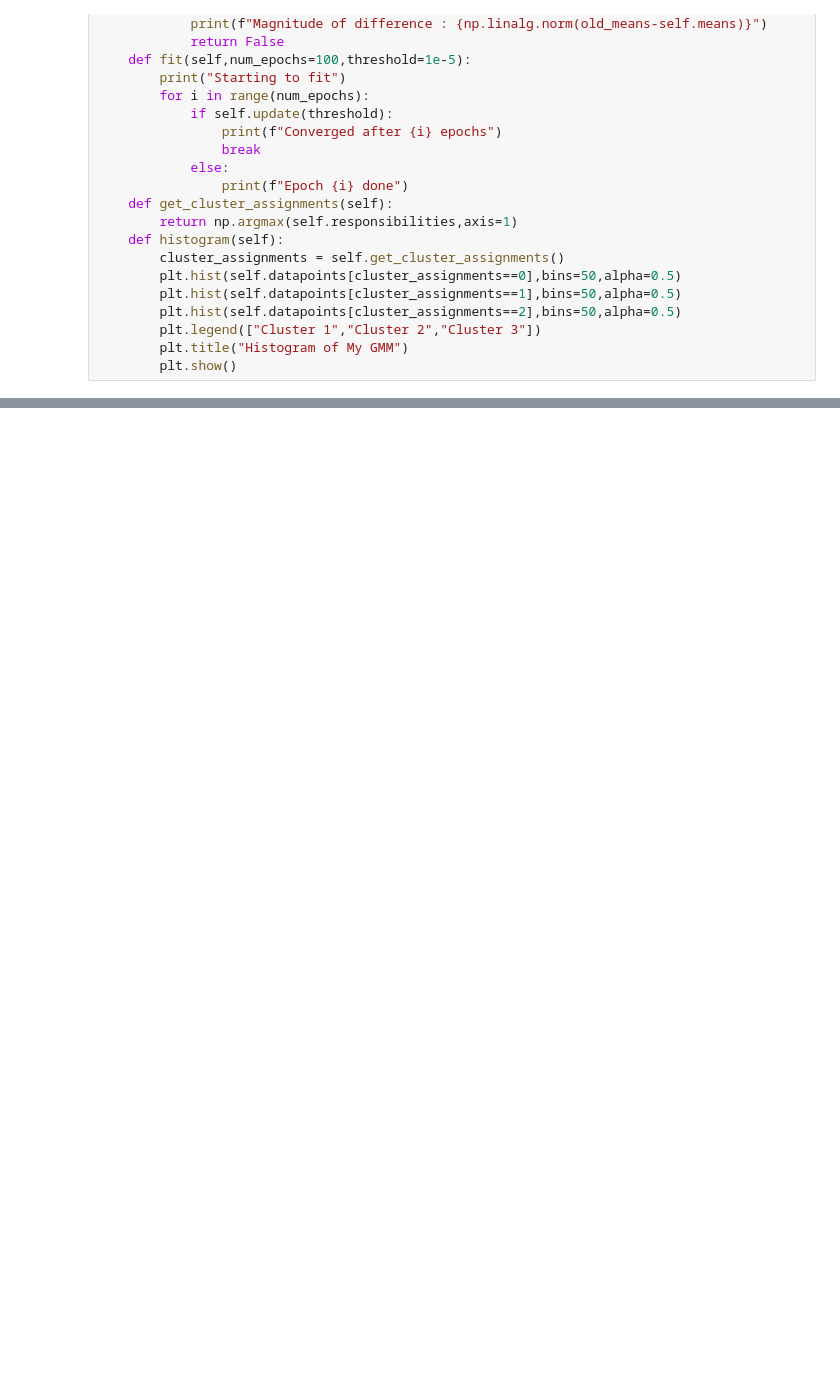
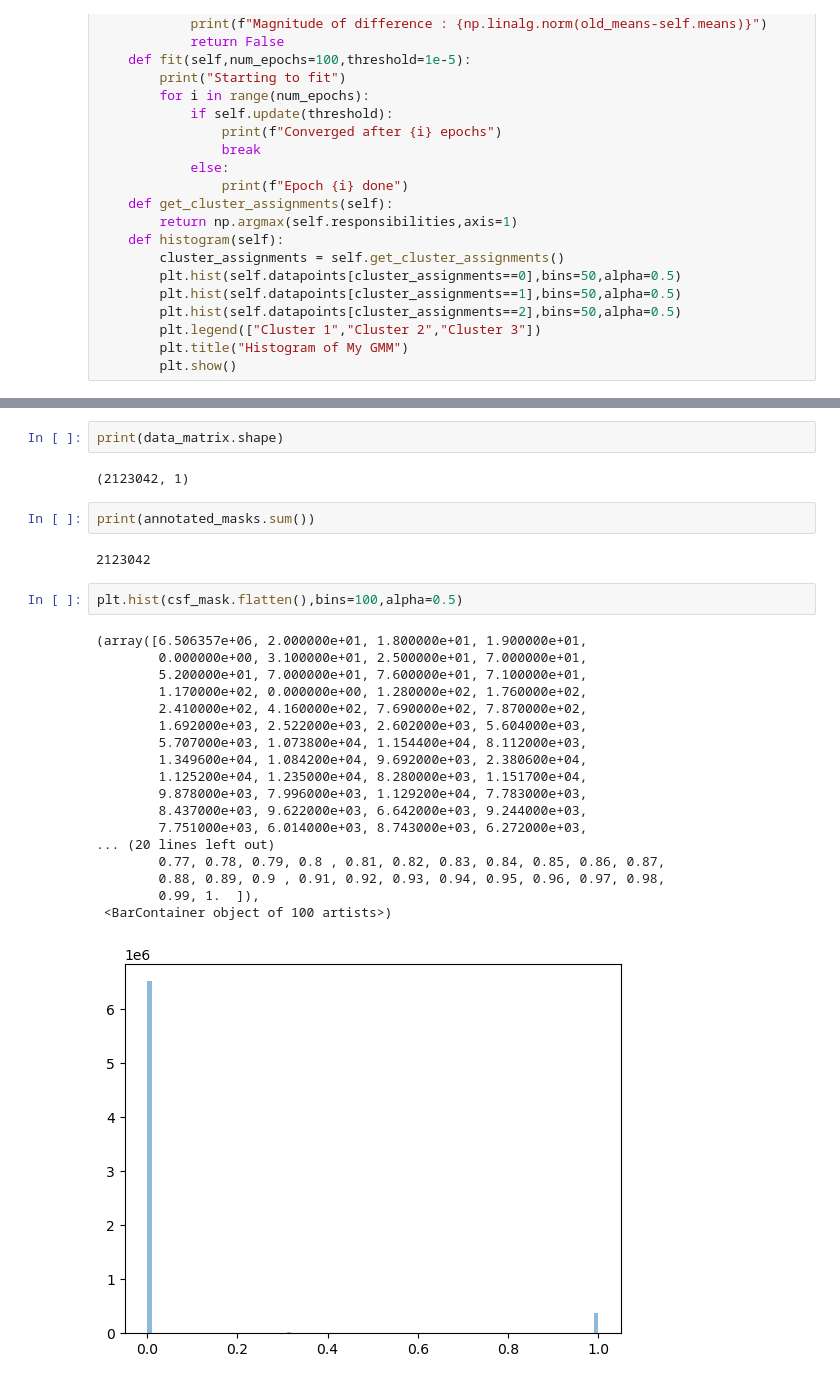
Before and after one commit to Saigum/a2_smai, a Jupyter notebook: a2/q2/gmm.ipynb, the cells around one changed output, grey strips where cells are left out. Saved outputs shown, nothing was run; the diff lists cells and outputs as text; blank space fills up the shorter version.

```diff
--- a/a2/q2/gmm.ipynb
+++ b/a2/q2/gmm.ipynb
@@ -158,0 +195,29 @@ ARI Score: 1.0
+# %%
+print(data_matrix.shape)
+# %% [output]
+(2123042, 1)
+# %%
+print(annotated_masks.sum())
+# %% [output]
+2123042
+# %%
+plt.hist(csf_mask.flatten(),bins=100,alpha=0.5)
+# %% [output]
+(array([6.506357e+06, 2.000000e+01, 1.800000e+01, 1.900000e+01,
+        0.000000e+00, 3.100000e+01, 2.500000e+01, 7.000000e+01,
+        5.200000e+01, 7.000000e+01, 7.600000e+01, 7.100000e+01,
+        1.170000e+02, 0.000000e+00, 1.280000e+02, 1.760000e+02,
+        2.410000e+02, 4.160000e+02, 7.690000e+02, 7.870000e+02,
+        1.692000e+03, 2.522000e+03, 2.602000e+03, 5.604000e+03,
+        5.707000e+03, 1.073800e+04, 1.154400e+04, 8.112000e+03,
+        1.349600e+04, 1.084200e+04, 9.692000e+03, 2.380600e+04,
+        1.125200e+04, 1.235000e+04, 8.280000e+03, 1.151700e+04,
+        9.878000e+03, 7.996000e+03, 1.129200e+04, 7.783000e+03,
+        8.437000e+03, 9.622000e+03, 6.642000e+03, 9.244000e+03,
+        7.751000e+03, 6.014000e+03, 8.743000e+03, 6.272000e+03,
+... (20 lines left out)
+        0.77, 0.78, 0.79, 0.8 , 0.81, 0.82, 0.83, 0.84, 0.85, 0.86, 0.87,
+        0.88, 0.89, 0.9 , 0.91, 0.92, 0.93, 0.94, 0.95, 0.96, 0.97, 0.98,
+        0.99, 1.  ]),
+ <BarContainer object of 100 artists>)
+[figure, added]
```
Also changed, not shown: parts of 4 cells of this notebook.
